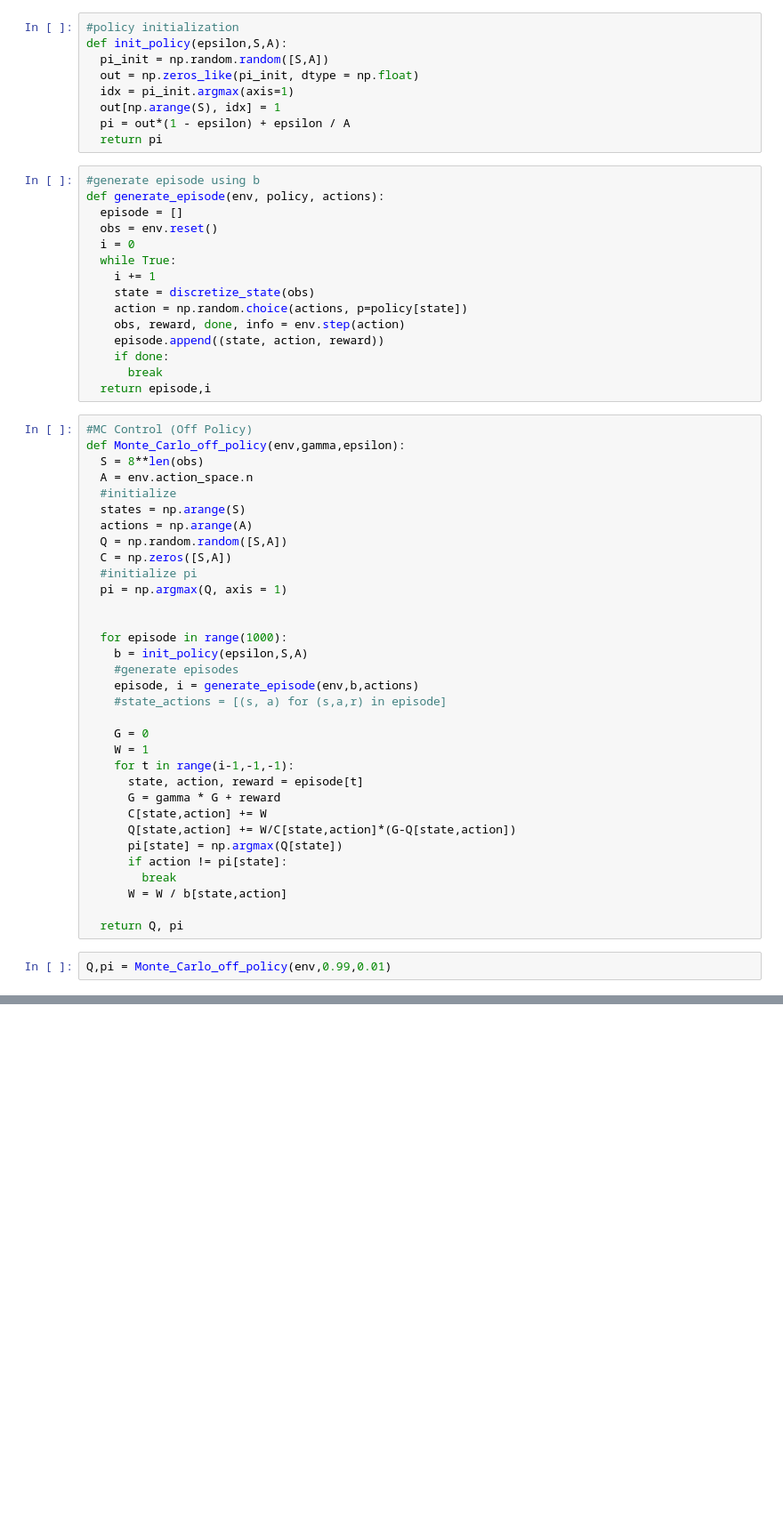
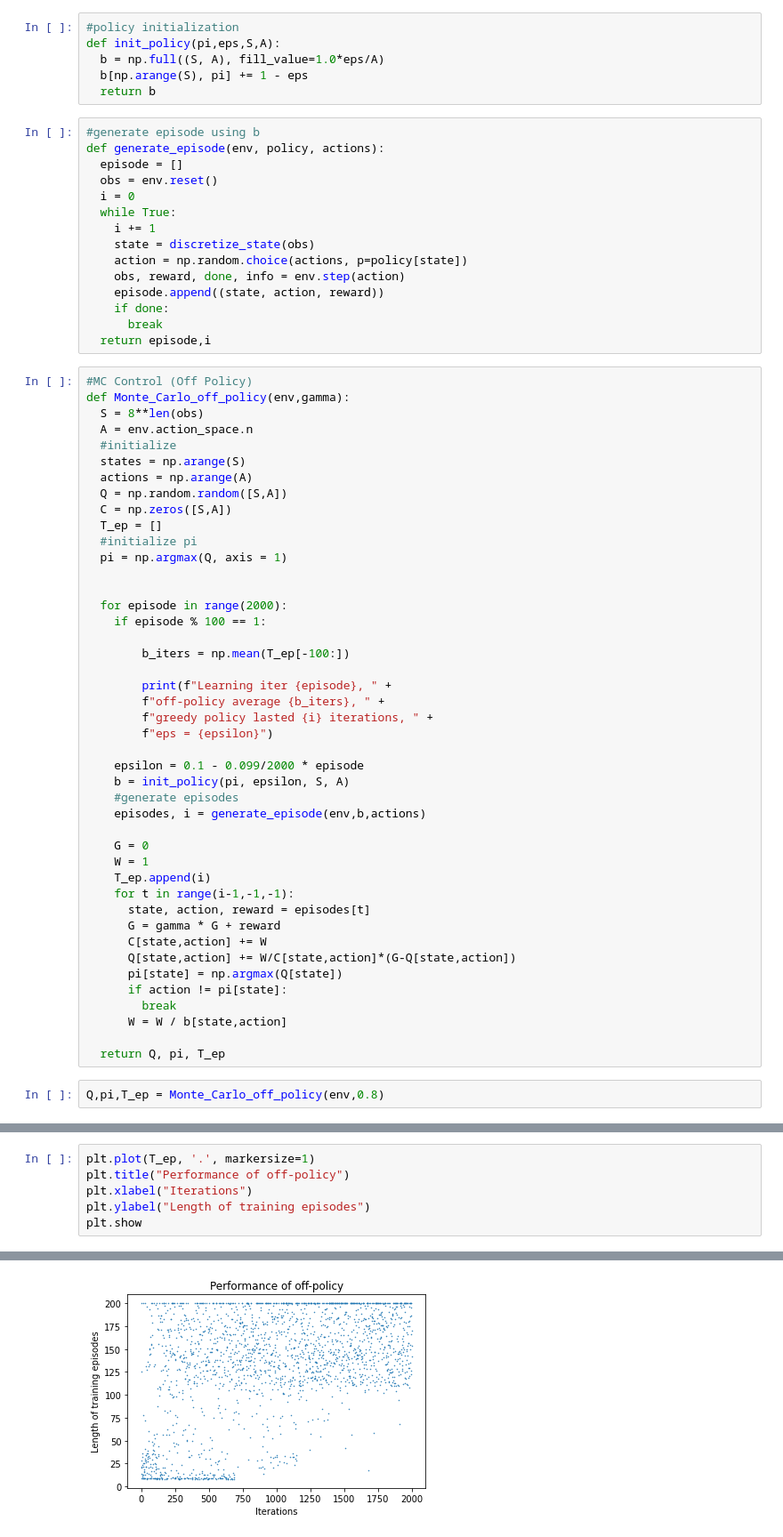
Before and after one commit to qiuchenwang/APS1080, a Jupyter notebook: A2/Assignment2.ipynb, the cells around one changed output, grey strips where cells are left out. Shown at 89% size. Cells and saved outputs as stored; diff of their text form; blank space fills up the shorter version.

Commit message:
modified the soft policy generate function and add visualization of average steps

```diff
--- a/A2/Assignment2.ipynb
+++ b/A2/Assignment2.ipynb
@@ -90,13 +90,10 @@ def discretize_state(obs):
   return ((obs > 0) * 8 **np.arange(len(obs))).sum()
 # %%
 #policy initialization
-def init_policy(epsilon,S,A):
-  pi_init = np.random.random([S,A])
-  out = np.zeros_like(pi_init, dtype = np.float)
-  idx = pi_init.argmax(axis=1)
-  out[np.arange(S), idx] = 1
-  pi = out*(1 - epsilon) + epsilon / A
-  return pi
+def init_policy(pi,eps,S,A):
+  b = np.full((S, A), fill_value=1.0*eps/A)
+  b[np.arange(S), pi] += 1 - eps
+  return b
 # %%
 #generate episode using b
 def generate_episode(env, policy, actions):
@@ -114,7 +111,7 @@ def generate_episode(env, policy, actions):
   return episode,i
 # %%
 #MC Control (Off Policy)
-def Monte_Carlo_off_policy(env,gamma,epsilon):
+def Monte_Carlo_off_policy(env,gamma):
   S = 8**len(obs)
   A = env.action_space.n
   #initialize
@@ -122,20 +119,31 @@ def Monte_Carlo_off_policy(env,gamma,epsilon):
   actions = np.arange(A)
   Q = np.random.random([S,A])
   C = np.zeros([S,A])
+  T_ep = []
   #initialize pi
   pi = np.argmax(Q, axis = 1)
 
 
-  for episode in range(1000):
-    b = init_policy(epsilon,S,A)
+  for episode in range(2000):
+    if episode % 100 == 1:
+
+        b_iters = np.mean(T_ep[-100:])
+
+        print(f"Learning iter {episode}, " +
+        f"off-policy average {b_iters}, " +
+        f"greedy policy lasted {i} iterations, " +
+        f"eps = {epsilon}")
+
+    epsilon = 0.1 - 0.099/2000 * episode
+    b = init_policy(pi, epsilon, S, A)
     #generate episodes
-    episode, i = generate_episode(env,b,actions)
-    #state_actions = [(s, a) for (s,a,r) in episode]
+    episodes, i = generate_episode(env,b,actions)
 
     G = 0
     W = 1
+    T_ep.append(i)
     for t in range(i-1,-1,-1):
-      state, action, reward = episode[t]
+      state, action, reward = episodes[t]
       G = gamma * G + reward
       C[state,action] += W
       Q[state,action] += W/C[state,action]*(G-Q[state,action])
@@ -144,6 +152,6 @@ def Monte_Carlo_off_policy(env,gamma,epsilon):
         break
       W = W / b[state,action]
 
-  return Q, pi
+  return Q, pi, T_ep
 # %%
-Q,pi = Monte_Carlo_off_policy(env,0.99,0.01)
+Q,pi,T_ep = Monte_Carlo_off_policy(env,0.8)
@@ -149,0 +179,7 @@ Q,pi = Monte_Carlo_off_policy(env,0.99,0.01)
+# %%
+plt.plot(T_ep, '.', markersize=1)
+plt.title("Performance of off-policy")
+plt.xlabel("Iterations")
+plt.ylabel("Length of training episodes")
+plt.show
+# %% [output]
@@ -149,0 +187 @@ Q,pi = Monte_Carlo_off_policy(env,0.99,0.01)
+[figure, added]
```
Also changed, not shown: parts of 5 cells of this notebook, 1 other file.
